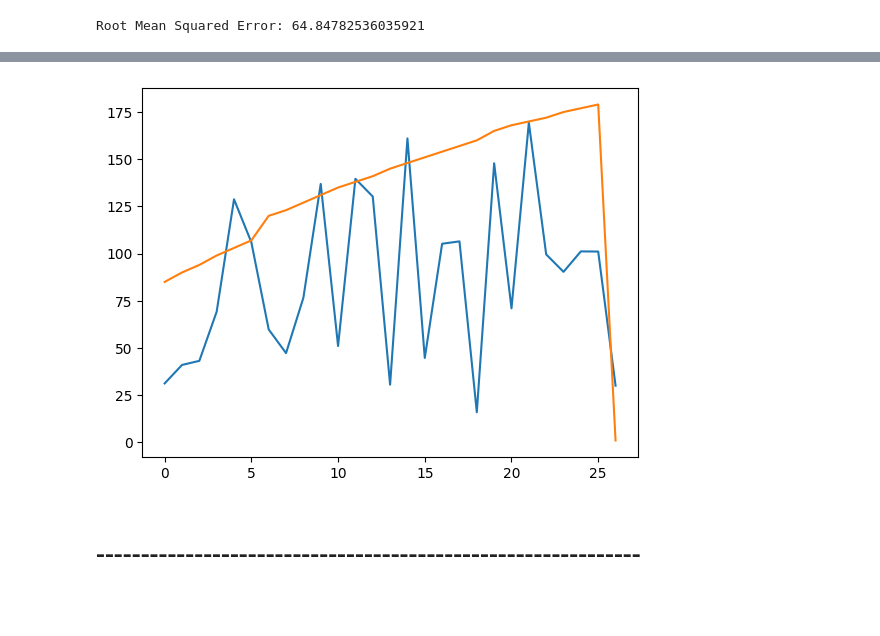
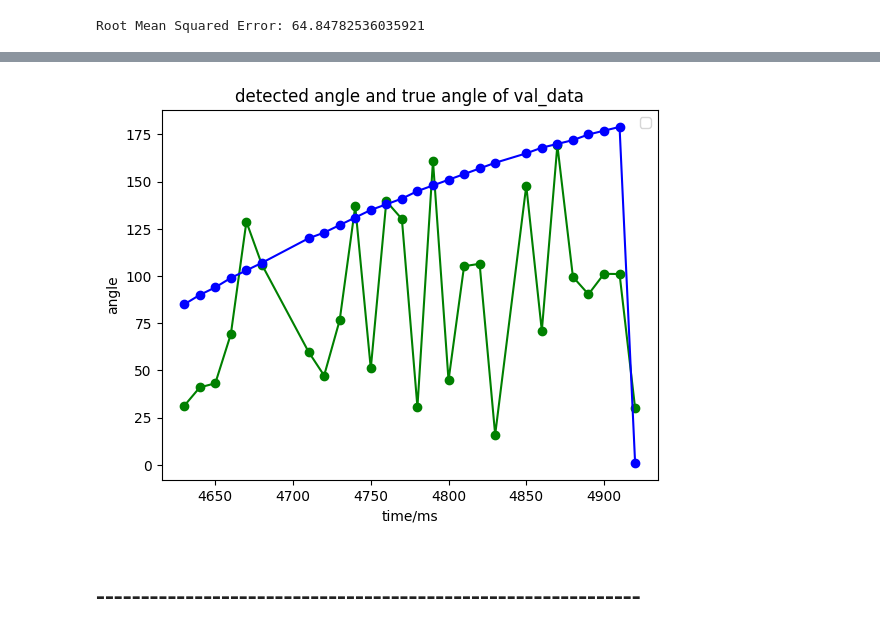
Before and after one commit to Boyinglby/NC_lab, a Jupyter notebook: ObjectTrackingWithEventCamera.ipynb, the cells around one changed output, grey strips where cells are left out. Cells and saved outputs as stored; diff of their text form; code cells hidden in the pictures; blank space fills up the shorter version.

```diff
--- a/ObjectTrackingWithEventCamera.ipynb
+++ b/ObjectTrackingWithEventCamera.ipynb
@@ -511,6 +511,13 @@ print(f'Root Mean Squared Error: {rmse}')
 # %% [output]
 Root Mean Squared Error: 64.84782536035921
 # %%
-plt.plot(predicts)
-plt.plot(true_angle)
+time_axis = [i*frame_duration for i in indices[50:77]]
+# Plotting
+plt.plot(time_axis, predicts, marker='o', linestyle='-', color='g')
+plt.plot(time_axis, true_angle, marker='o', linestyle='-', color='b')
+plt.xlabel('time/ms')
+plt.ylabel('angle')
+plt.title('detected angle and true angle of val_data')
+plt.legend()
+plt.show()
 # %% [output]
@@ -518,4 +525,4 @@ plt.plot(true_angle)
-[figure, old version]
+[figure, new version]
 # %% [markdown]
 # -------------------------------------------------------------
 # %% [markdown]
```
Also changed, not shown: parts of 1 cell of this notebook.
